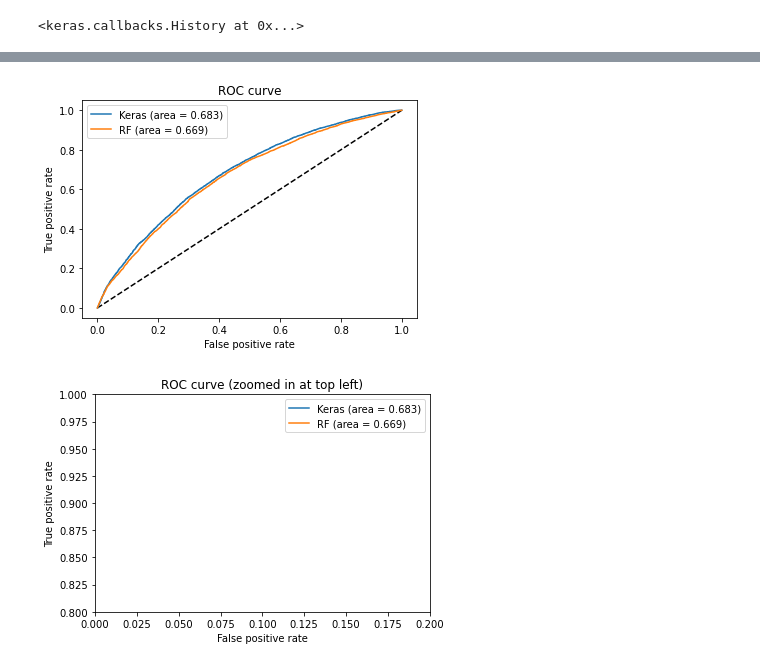
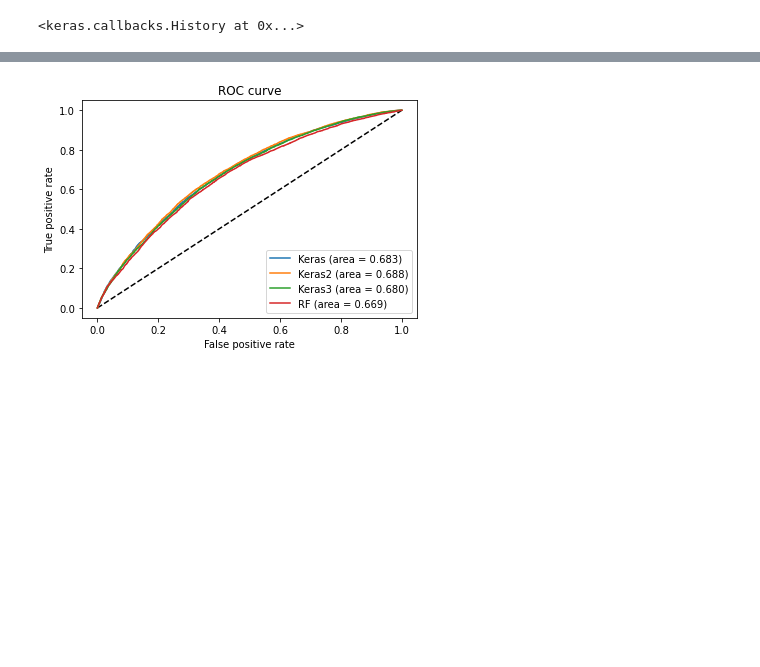
Before and after one commit to mchuapoco/loan-sharks, a Jupyter notebook: kaggle/neural_network_3_re.ipynb, the cells around one changed output, grey strips where cells are left out. Cells and saved outputs as stored; diff of their text form; code cells hidden in the pictures; blank space fills up the shorter version.

```diff
--- a/kaggle/neural_network_3_re.ipynb
+++ b/kaggle/neural_network_3_re.ipynb
@@ -172,0 +221,8 @@ auc_keras = auc(fpr_keras, tpr_keras)
+# %%
+X_train, X_test, y_train = data_processed()
+
+fraction = 1
+rus = RandomUnderSampler(random_state=0, sampling_strategy=fraction)
+X_train, y_train = rus.fit_resample(X_train, y_train)
+
+X_train, X_test, y_train, y_test = train_test_split(X_train, y_train, test_size=0.33, random_state=42, shuffle=True)
@@ -172,0 +237,13 @@ auc_keras = auc(fpr_keras, tpr_keras)
+# %%
+def build_model():
+    model = Sequential()
+    model.add(Dense(20, input_dim=92, activation='relu'))
+    model.add(Dense(40, activation='relu'))
+    model.add(Dense(1, activation='sigmoid'))
+    # Compile model
+    model.compile(loss='binary_crossentropy', optimizer='adam', metrics=['accuracy'])
+    return model
+
+from keras.wrappers.scikit_learn import KerasClassifier
+keras_model = build_model()
+keras_model.fit(X_train, y_train, epochs=10, batch_size=100, verbose=1)
@@ -173,3 +272,8 @@ auc_keras = auc(fpr_keras, tpr_keras)
+# %%
+y_pred_keras3 = keras_model.predict(X_test).ravel()
+fpr_keras3, tpr_keras3, thresholds_keras3 = roc_curve(y_test, y_pred_keras3)
+# %%
+auc_keras3 = auc(fpr_keras3, tpr_keras3)
 # %%
 from sklearn.ensemble import RandomForestClassifier
 # Supervised transformation based on random forests
@@ -182,25 +286,14 @@ auc_rf = auc(fpr_rf, tpr_rf)
 # %%
 plt.figure(1)
 plt.plot([0, 1], [0, 1], 'k--')
 plt.plot(fpr_keras, tpr_keras, label='Keras (area = {:.3f})'.format(auc_keras))
+plt.plot(fpr_keras2, tpr_keras2, label='Keras2 (area = {:.3f})'.format(auc_keras2))
+plt.plot(fpr_keras3, tpr_keras3, label='Keras3 (area = {:.3f})'.format(auc_keras3))
 plt.plot(fpr_rf, tpr_rf, label='RF (area = {:.3f})'.format(auc_rf))
 plt.xlabel('False positive rate')
 plt.ylabel('True positive rate')
 plt.title('ROC curve')
 plt.legend(loc='best')
 plt.show()
-# Zoom in view of the upper left corner.
-plt.figure(2)
-plt.xlim(0, 0.2)
-plt.ylim(0.8, 1)
-plt.plot([0, 1], [0, 1], 'k--')
-plt.plot(fpr_keras, tpr_keras, label='Keras (area = {:.3f})'.format(auc_keras))
-plt.plot(fpr_rf, tpr_rf, label='RF (area = {:.3f})'.format(auc_rf))
-plt.xlabel('False positive rate')
-plt.ylabel('True positive rate')
-plt.title('ROC curve (zoomed in at top left)')
-plt.legend(loc='best')
-plt.show()
 # %% [output]
-[figure, old version]
+[figure, new version]
-[figure, removed]
```
Also changed, not shown: parts of 7 cells of this notebook, 4 other files.
